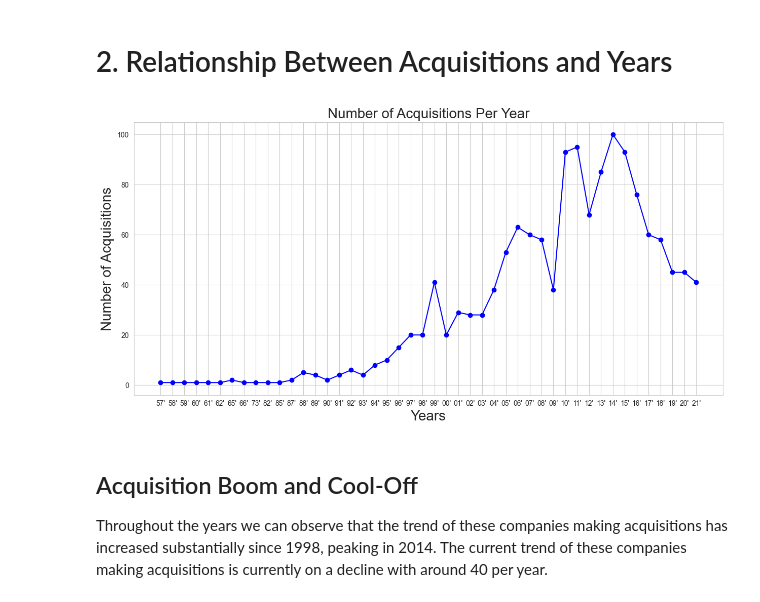
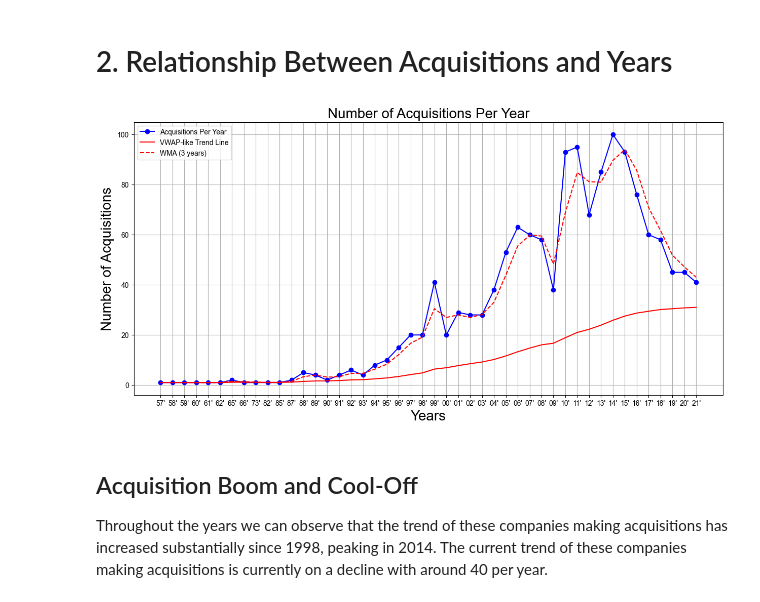
Before and after one commit to build-summer-2024/async-orange-Roberto_Echeverria-final-project, a Jupyter notebook: Data_Exploration.ipynb, the cells around one changed output. Saved outputs shown, nothing was run; the diff lists cells and outputs as text; code cells hidden in the pictures.

```diff
--- a/Data_Exploration.ipynb
+++ b/Data_Exploration.ipynb
@@ -82,35 +95,57 @@ plt.show()
 From the data we can observe the top companies doing acquisitions amoung our tech companies with Microsoft in the lead with 250+ companies acquired since 1957.
 # %% [markdown]
 # 2. Relationship Between Acquisitions and Years
-# %%
-# Question 2: Relationship between aquisitions and years
-df
-Aqu_per_year = df.groupby('Acquisition Year').size().reset_index(name = 'count').drop(0).reset_index()
-Aqu_per_year
-
-def extract_last_two(year):
-    return year[-2:]
-
-# Extract the last two digits of each year for labeling
-Aqu_per_year['YearLabel'] = Aqu_per_year['Acquisition Year'].apply(extract_last_two)
-
-# Plotting the line graph
-plt.figure(figsize=(15, 7))
-plt.plot(Aqu_per_year['YearLabel'] + "'", Aqu_per_year['count'] , marker='o', linestyle='-', color='b')
-
-# Add titles and labels
-plt.title('Number of Acquisitions Per Year', fontsize=20)
-plt.xlabel('Years', fontsize=20)
-plt.ylabel('Number of Acquisitions', fontsize=20)
-
-# Show grid for better readability
-plt.grid(True)
-sns.set_style("whitegrid")
-# Show the plot
-#plt.tight_layout()
-plt.show()
-# %% [output]
-[figure, removed]
+# %%
+# Prepare the data
+Aqu_per_year = df.groupby('Acquisition Year').size().reset_index(name='count').drop(0).reset_index()
+Aqu_per_year['YearLabel'] = Aqu_per_year['Acquisition Year'].astype(str).str[-2:]
+
+# Define a function to calculate WMA
+def weighted_moving_average(values, window):
+    weights = np.arange(1, window + 1)
+    wma = np.convolve(values, weights[::-1], mode='valid') / weights.sum()
+    return np.concatenate((np.full(window - 1, np.nan), wma))
+
+# Create the plot and save it to a variable
+def create_acquisition_plot():
+    plt.figure(figsize=(15, 7))
+    plt.plot(Aqu_per_year['YearLabel'] + "'", Aqu_per_year['count'], marker='o', linestyle='-', color='b', label='Acquisitions Per Year')
+
+    # Calculate cumulative sums and VWAP
+    Aqu_per_year['CumulativeAcquisitions'] = Aqu_per_year['count'].cumsum()
+    Aqu_per_year['CumulativeYears'] = np.arange(1, len(Aqu_per_year) + 1)
+    Aqu_per_year['VWAP'] = Aqu_per_year['CumulativeAcquisitions'] / Aqu_per_year['CumulativeYears']
+
+    # Plot VWAP-like trend line
+    plt.plot(Aqu_per_year['YearLabel'] + "'", Aqu_per_year['VWAP'], linestyle='-', color='r', label='VWAP-like Trend Line')
+
+    # Calculate WMA
+    window_size = 3
+    Aqu_per_year['WMA'] = weighted_moving_average(Aqu_per_year['count'], window_size)
+
+    # Plot WMA trend line
+    plt.plot(Aqu_per_year['YearLabel'] + "'", Aqu_per_year['WMA'], linestyle='--', color='r', label=f'WMA ({window_size} years)')
+
+    # Add titles and labels
+    plt.title('Number of Acquisitions Per Year', fontsize=20)
+    plt.xlabel('Years', fontsize=20)
+    plt.ylabel('Number of Acquisitions', fontsize=20)
+
+    # Show grid and legend
+    plt.grid(True)
+    plt.legend()
+    sns.set_style("whitegrid")
+
+    # Return the plot object
+    return plt
+
+# Create the plot and save the plot object
+acquisition_plot = create_acquisition_plot()
+
+# Show the plot
+acquisition_plot.show()
+# %% [output]
+[figure, added]
 # %% [markdown]
 ## Acquisition Boom and Cool-Off
 Throughout the years we can observe that the trend of these companies making acquisitions has increased substantially since 1998, peaking in 2014. The current trend of these companies making acquisitions is currently on a decline with around 40 per year.
```
Also changed, not shown: parts of 33 cells of this notebook, 3 other files.
